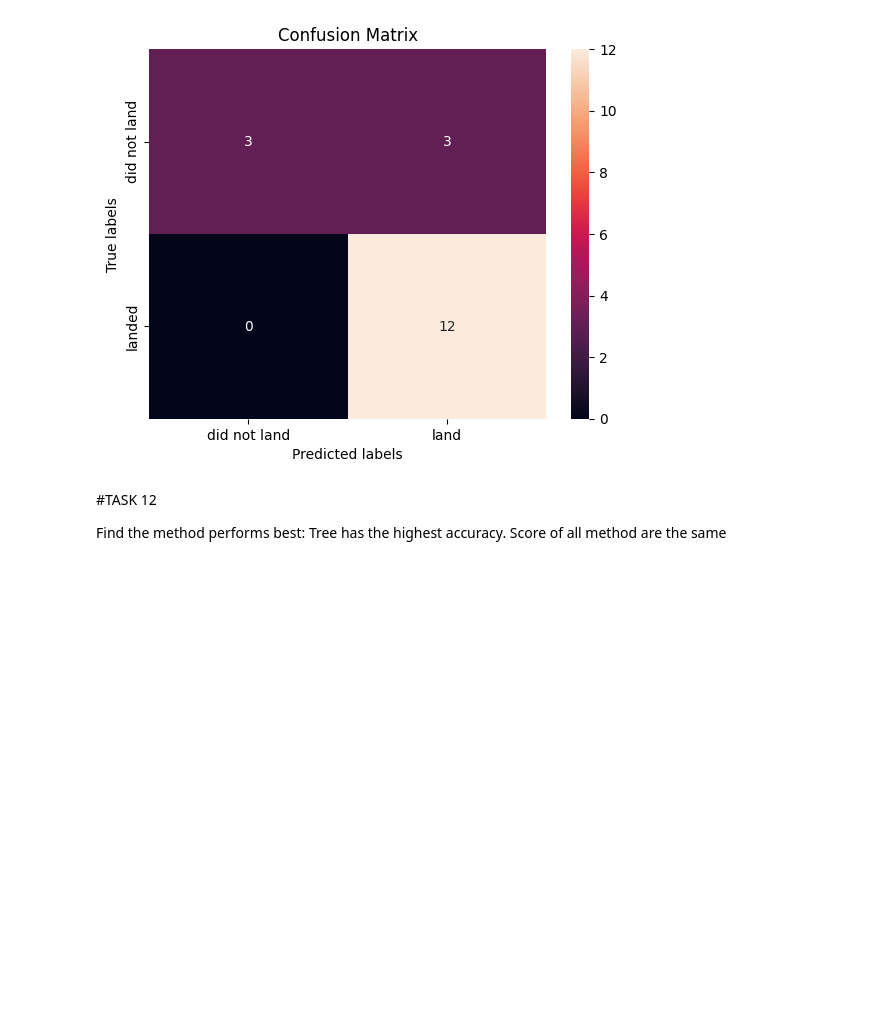
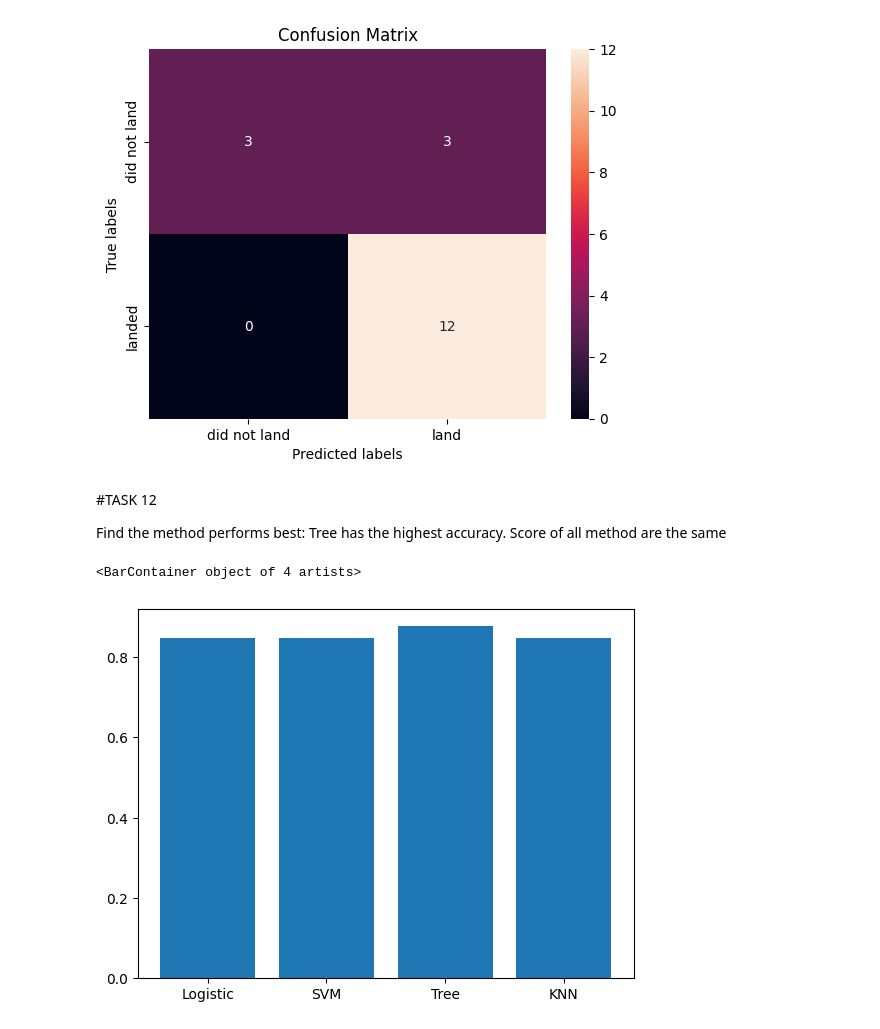
Before and after one commit to shengchishih/Coursera_project, a Jupyter notebook: Final Project-Space X Falcon 9 First Stage Landing Prediction-Machine Learning Prediction.ipynb, the cells around one changed output. Drawn from its saved outputs; the diff is of its cells as text; code cells hidden in the pictures; blank space fills up the shorter version.

```diff
--- a/Final Project-Space X Falcon 9 First Stage Landing Prediction-Machine Learning Prediction.ipynb
+++ b/Final Project-Space X Falcon 9 First Stage Landing Prediction-Machine Learning Prediction.ipynb
@@ -229,3 +215,11 @@ plot_confusion_matrix(Y_test,yhat_knn)
 
 Find the method performs best: Tree has the highest accuracy.
 Score of all method are the same
+# %%
+model=['Logistic', 'SVM', 'Tree', 'KNN']
+accuracy=[logreg_cv.best_score_, svm_cv.best_score_, tree_cv.best_score_, knn_cv.best_score_]
+
+plt.bar(model, accuracy)
+# %% [output]
+<BarContainer object of 4 artists>
+[figure, added]
```
Also changed, not shown: parts of 2 cells of this notebook, 1 other file.
